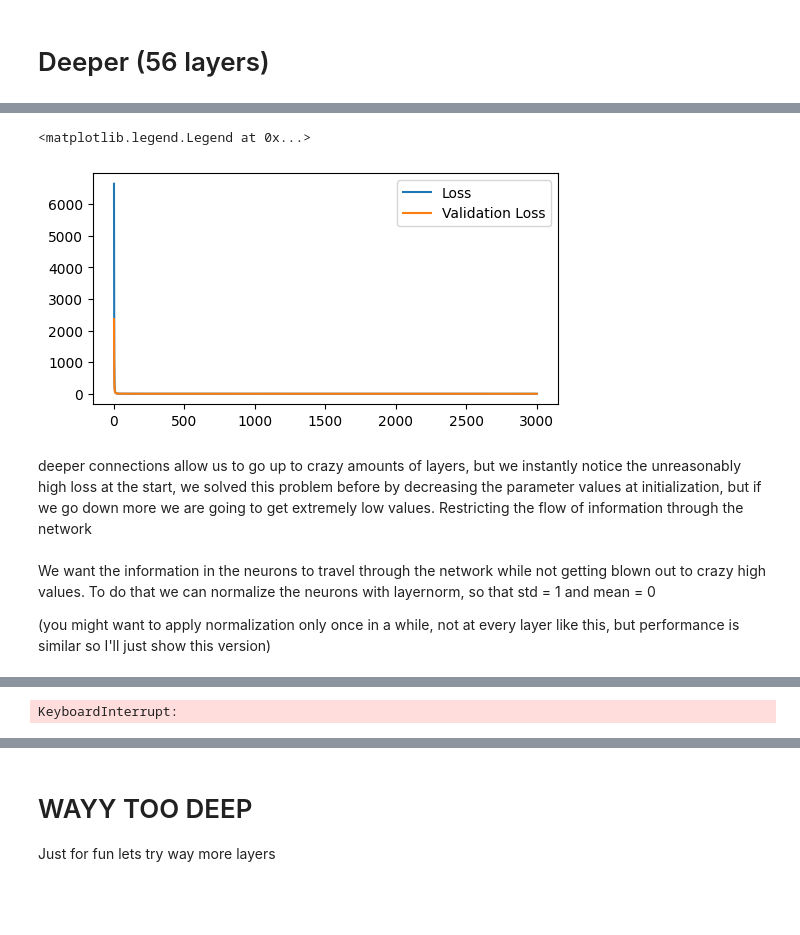
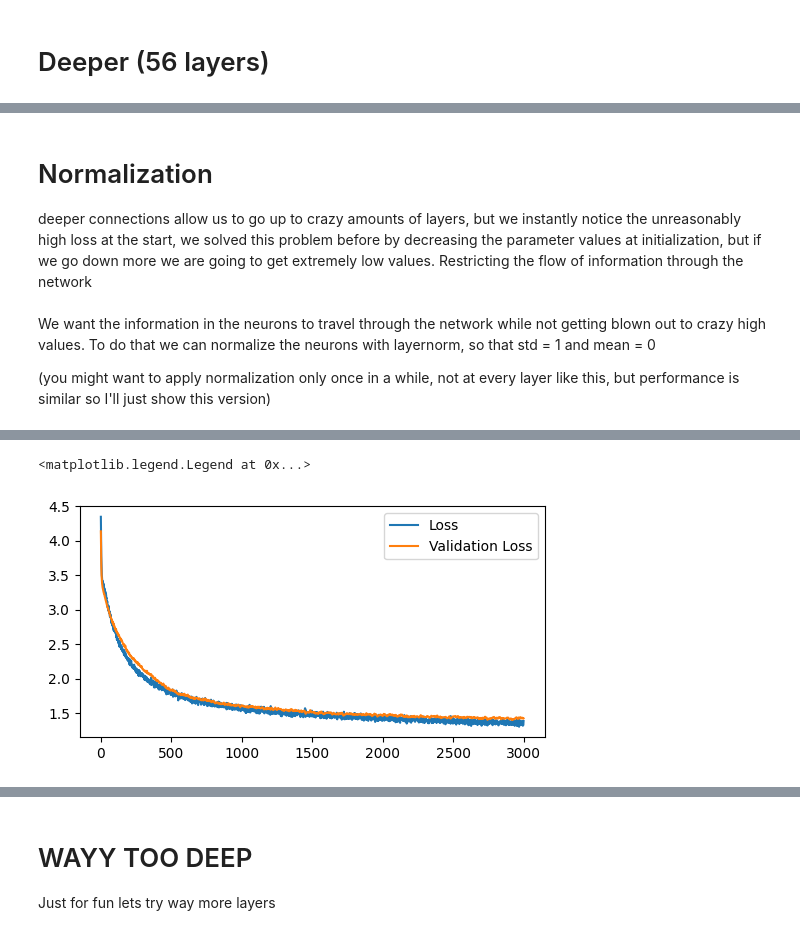
Before and after one commit to LucaM185/GPTs-from-scratch, a Jupyter notebook: 5 - DeepNets.ipynb, the cells around one changed output, grey strips where cells are left out. Drawn from its saved outputs; the diff is of its cells as text; code cells hidden in the pictures; blank space fills up the shorter version.

```diff
--- a/5 - DeepNets.ipynb
+++ b/5 - DeepNets.ipynb
@@ -309,12 +311,6 @@ Epoch 2700 - Loss: 2.376
-# %%
-plt.figure(figsize=(6, 3))
-plt.plot(lossi, label='Loss')
-plt.plot(vlossi, label='Validation Loss')
-plt.legend()
-# %% [output]
-<matplotlib.legend.Legend at 0x...>
-[figure, removed]
 # %% [markdown]
+# Normalization
+
 deeper connections allow us to go up to crazy amounts of layers, but we instantly notice the unreasonably high loss at the start, we solved this problem before by decreasing the parameter values at initialization, but if we go down more we are going to get extremely low values. Restricting the flow of information through the network<br><br>
 We want the information in the neurons to travel through the network while not getting blown out to crazy high values. To do that we can normalize the neurons with layernorm, so that std = 1 and mean = 0
 
@@ -327,7 +323,7 @@ class Model(nn.Module):
         self.fc1 = nn.Linear(emb_size*sequence_length, hidden_size)
         self.fcx = nn.ModuleList([nn.Linear(hidden_size, hidden_size) for _ in range(n_layers)])
         self.fc2 = nn.Linear(hidden_size, vocab_size)
-        self.norm = nn.BatchNorm1d(hidden_size)  # added batch norm
+        self.norm = nn.LayerNorm(hidden_size)  # added batch norm
 
     def forward(self, inputs):
         emb = self.embeddings(inputs).view(inputs.shape[0], -1)
@@ -366,5 +362,10 @@ for epoch in range(epochs):
         pred = model(val_inputs.to(device))
         vloss = F.cross_entropy(pred, val_labels.to(device))
         vlossi.append(vloss.item())
+
+plt.figure(figsize=(6, 3))
+plt.plot(lossi, label='Loss')
+plt.plot(vlossi, label='Validation Loss')
+plt.legend()
 # %% [output]
 Millions of parameters: 0.96
@@ -381 +382,2 @@ Epoch 2700 - Loss: 1.325
-KeyboardInterrupt:
+<matplotlib.legend.Legend at 0x...>
+[figure, added]
```
Also changed, not shown: parts of 12 cells of this notebook.
